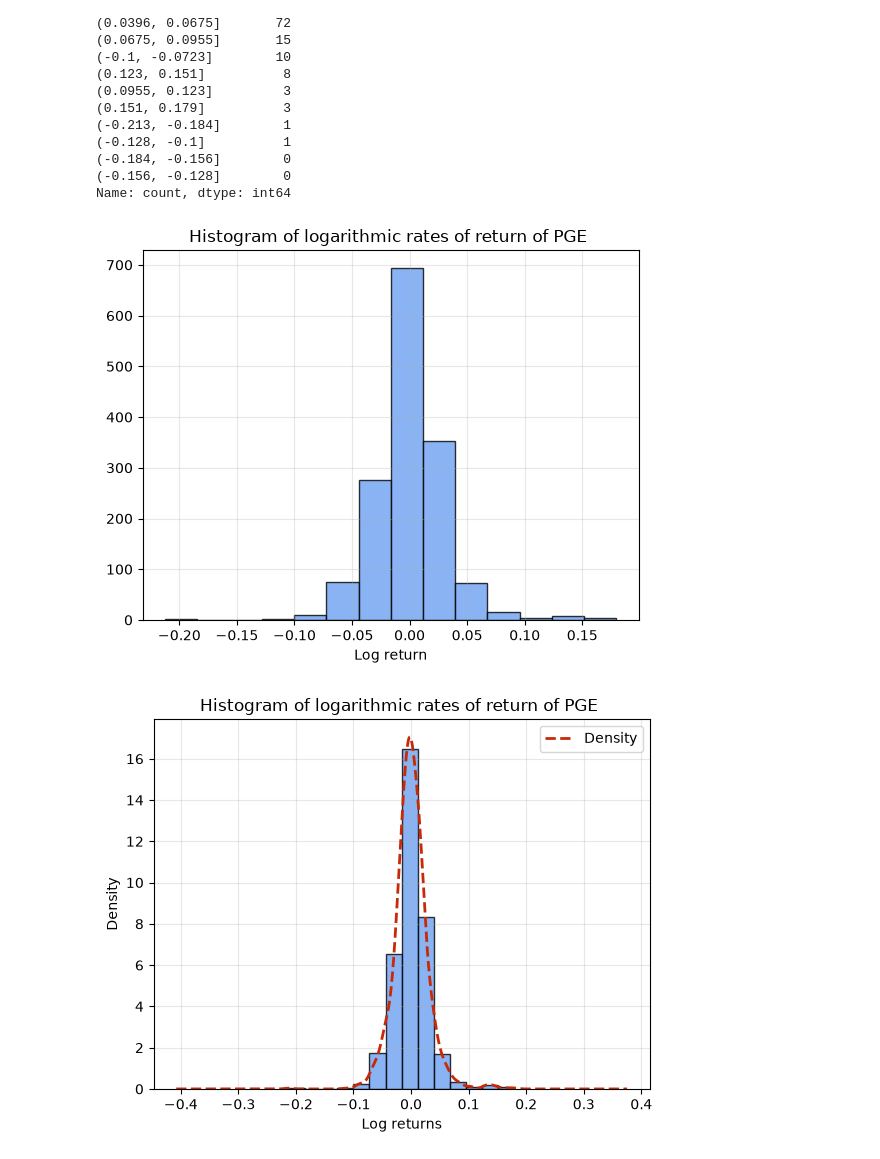
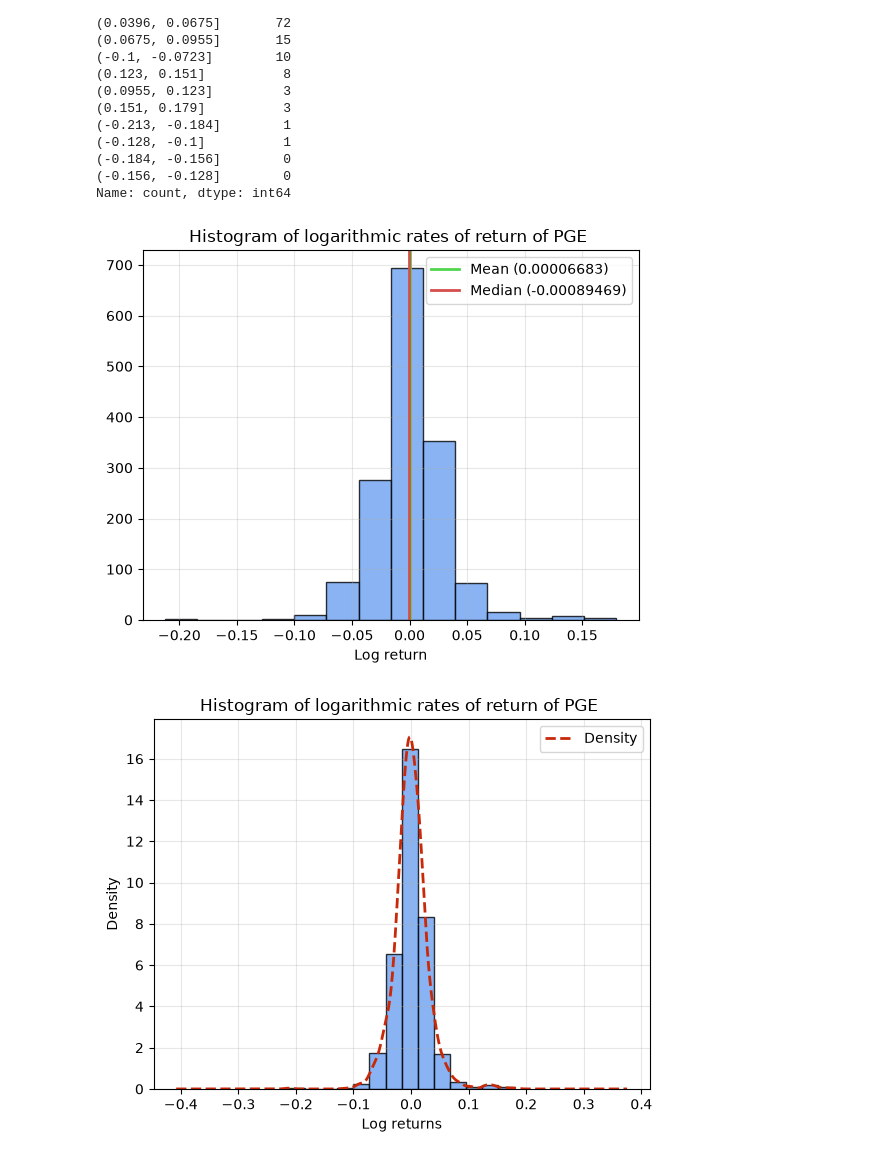
Before and after one commit to studzinskimilosz/mathematical-and-statistical-analysis, a Jupyter notebook: notebook/notebook.ipynb, the cells around one changed output. Drawn from its saved outputs; the diff is of its cells as text; code cells hidden in the pictures.

Commit message:
style: point mean and median on histogram plot

```diff
--- a/notebook/notebook.ipynb
+++ b/notebook/notebook.ipynb
@@ -142,21 +142,38 @@ Name: count, dtype: int64
 # %%
 plt.hist(
     log_returns,
     bins = 14,
     alpha = 0.8,
     edgecolor = 'black',
     color = '#6CA0EF',
 )
 
+plt.axvline(
+    mean,
+    color='#4FD64D',
+    linestyle='-',
+    linewidth=2,
+    label=f'Mean ({mean:.8f})'
+)
+
+plt.axvline(
+    median,
+    color='#D64D4D',
+    linestyle='-',
+    linewidth=2,
+    label=f'Median ({median:.8f})'
+)
+
 plt.grid(
     alpha = 0.3
 )
 
 plt.title('Histogram of logarithmic rates of return of PGE ')
 plt.xlabel('Log return')
+plt.legend()
 plt.show()
 # %% [output]
-[figure, old version]
+[figure, new version]
 # %%
 plt.hist(
     log_returns,
```
